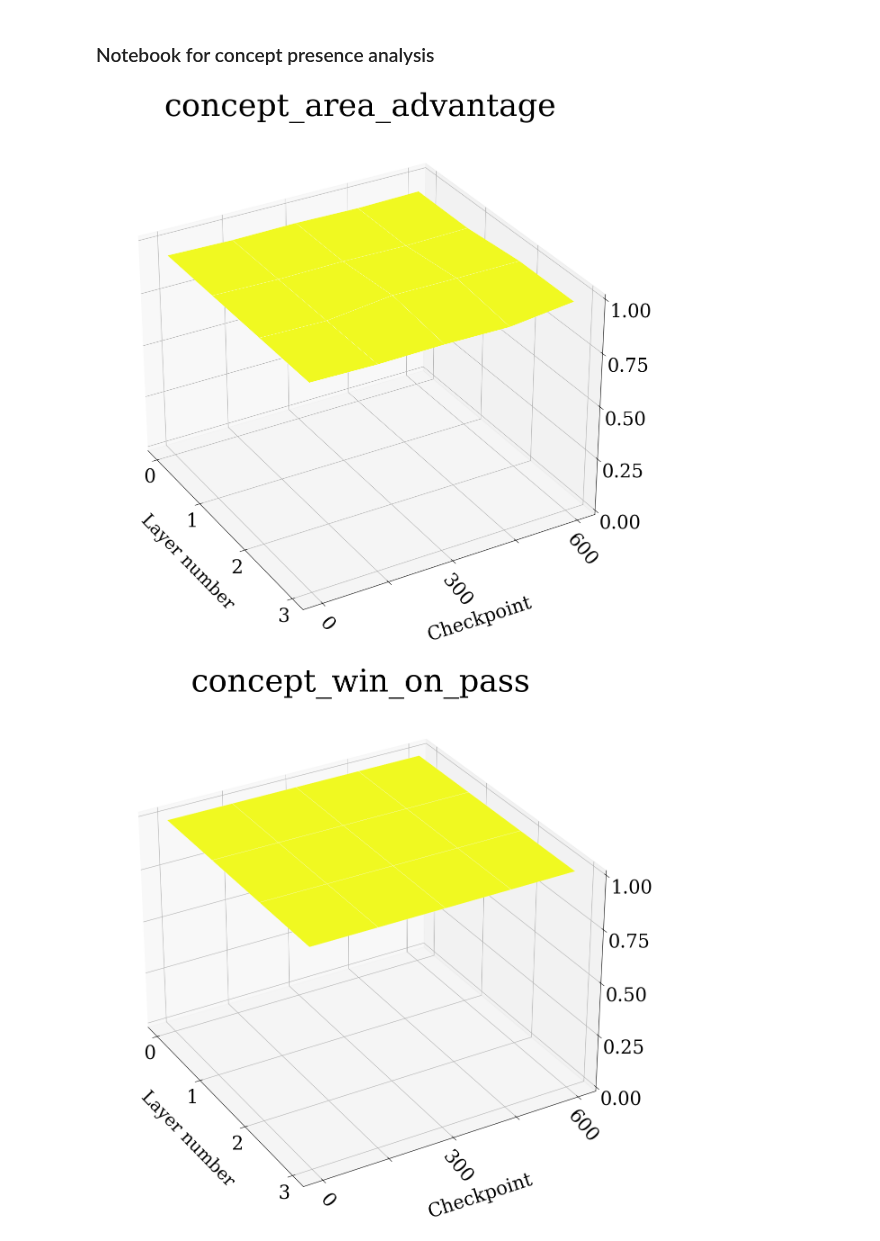
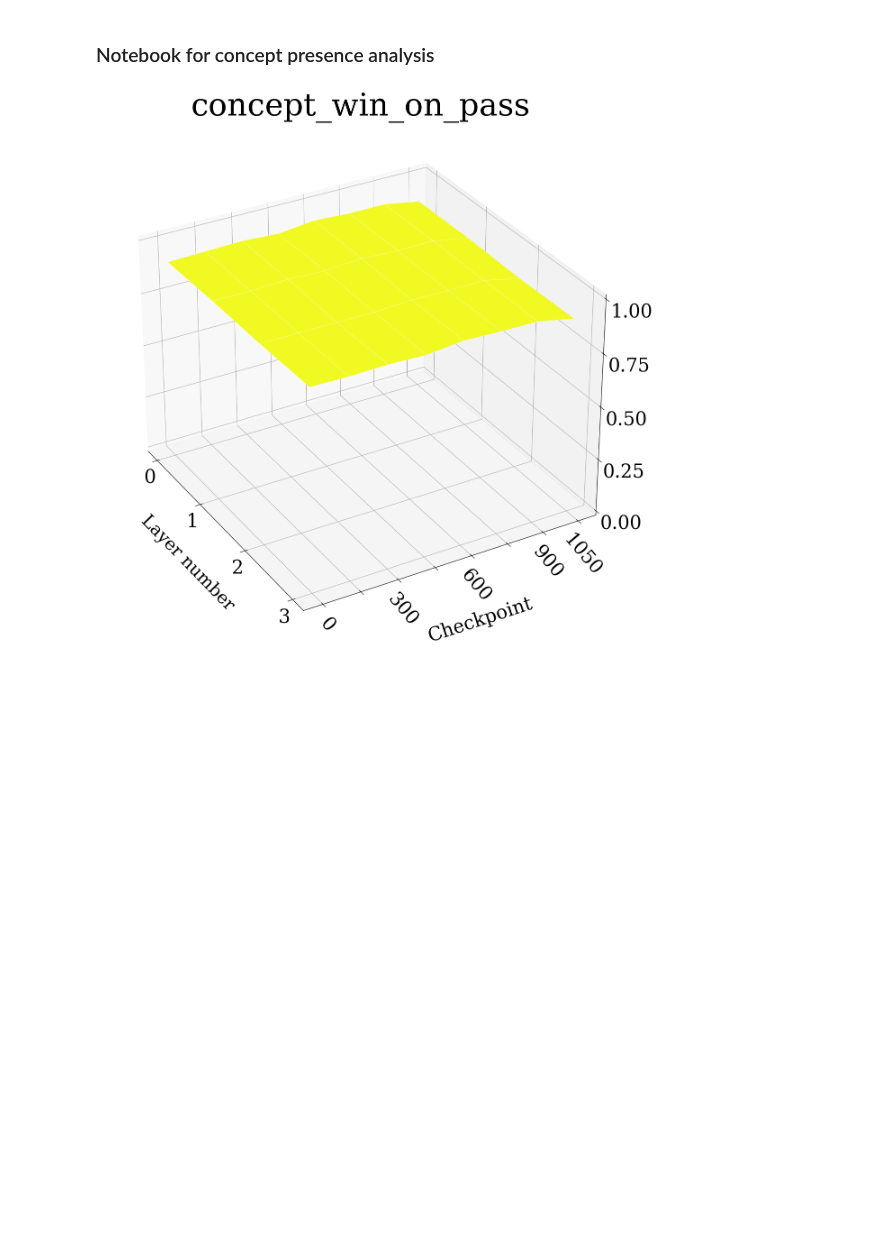
Before and after one commit to erikssommer/xai-concept-methods-drl, a Jupyter notebook: notebooks/concept_presence.ipynb, the cells around one changed output. Saved outputs shown, nothing was run; the diff lists cells and outputs as text; code cells hidden in the pictures; blank space fills up the shorter version.

Commit message:
Ploting concept for new training session

```diff
--- a/notebooks/concept_presence.ipynb
+++ b/notebooks/concept_presence.ipynb
@@ -12,20 +12,20 @@ import json
 
 sys.path.append(os.path.abspath(os.path.join(os.path.pardir, 'src')))
 
-model_name = 'net'
+session_name = 'starship'
 board_name = '5x5'
 
-levels = [0, 150, 300, 450, 600]
+levels = [0, 150, 300, 450, 600, 750, 900, 1050]
 
-concepts = ['concept_area_advantage', 'concept_win_on_pass']
+concepts = ['concept_win_on_pass']
 
 for concept in concepts:
     z = []
 
     for level in levels:
         presences = []
-        for file in os.listdir("../concept_presences/{}/{}/{}/{}".format(board_name, model_name, concept, level)):
-            with open(os.path.join("../concept_presences/{}/{}/{}/{}".format(board_name, model_name, concept, level), file)) as f:
+        for file in os.listdir("../concept_presences/{}/{}/{}/{}".format(board_name, session_name, concept, level)):
+            with open(os.path.join("../concept_presences/{}/{}/{}/{}".format(board_name, session_name, concept, level), file)) as f:
                 data = json.load(f)
                 presences.append(data)
 
@@ -53,34 +53,33 @@ for concept in concepts:
 
     # Plot the surface.
     surf = ax.plot_surface(X, Y, z, cmap=cm.plasma, edgecolor="white", linewidth=0.25, vmin=0.1, vmax=0.9)
     # Customize the z axis.
     ax.set_zlim(0, 1.00)
     ax.set_axisbelow(False)
     ax.set_title(concept, fontsize=50, pad=-20)
     ax.set_xlabel("Layer number", labelpad=30, fontsize=28, zorder=10)
     ax.set_ylabel("Checkpoint", labelpad=45,fontsize=30,zorder=10)
     plt.xticks(fontsize=30, rotation=0)
     plt.xticks(np.arange(z.shape[1]))
     plt.yticks(fontsize=30, rotation=-50)
     ax.tick_params('z', labelsize=30, pad=15, reset=True)
     fig.patch.set_facecolor("white")
 
     ax.zaxis.set_major_locator(LinearLocator(5))
 
     labels = levels.copy()
     labels[0] = 0
     plt.yticks(np.arange(len(levels)), labels)
     yticks = ax.yaxis.get_major_ticks()
     for i in range(1, len(labels), 2):
         yticks[i].label1.set_visible(False)
 
     yticks[-1].label1.set_visible(True)
     # A StrMethodFormatter is used automatically
     ax.zaxis.set_major_formatter('{x:.02f}')
     ax.view_init(30, -30)
 
-    os.makedirs("plots/{}/{}".format(board_name, model_name), exist_ok=True)
-    plt.savefig("plots/{}/{}/{}.png".format(board_name, model_name, concept), transparent=False)
+    os.makedirs("plots/{}/{}".format(board_name, session_name), exist_ok=True)
+    plt.savefig("plots/{}/{}/{}.png".format(board_name, session_name, concept), transparent=False)
 # %% [output]
-[figure, old version]
+[figure, new version]
-[figure, removed]
```
Also changed, not shown: 33 other files.
